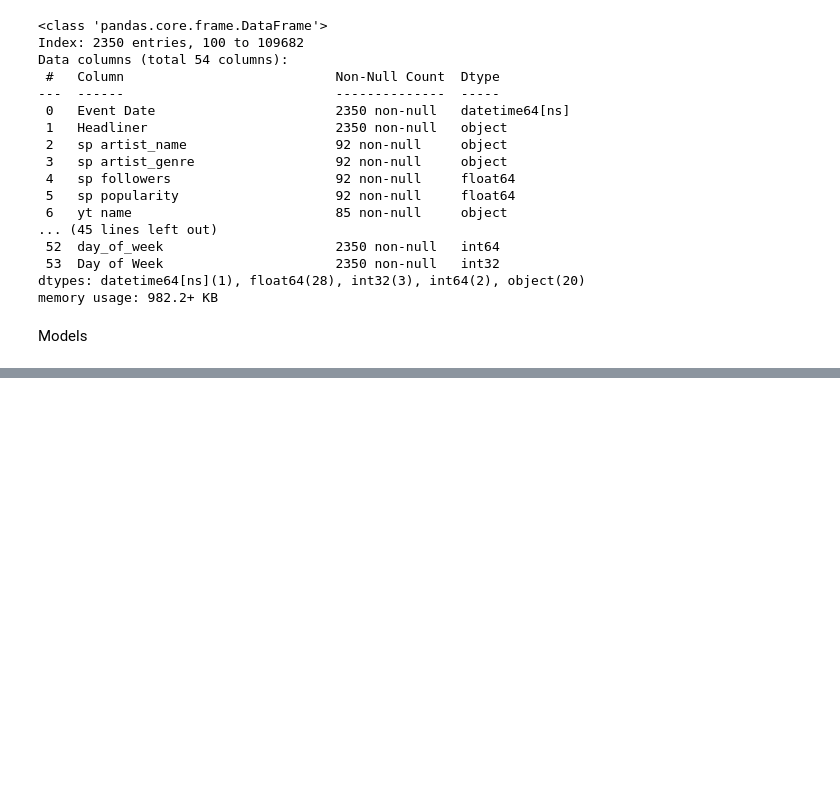
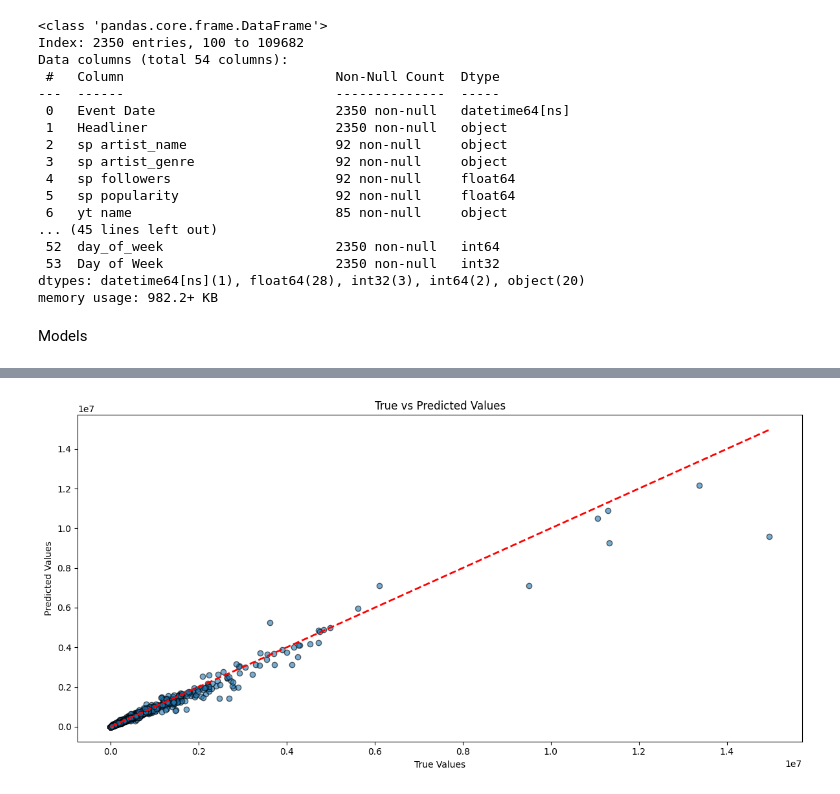
Before and after one commit to dan-s8/ARound, a Jupyter notebook: Model Building/MultiArtist/allgenre_Haolin_model.ipynb, the cells around one changed output, grey strips where cells are left out. Saved outputs shown, nothing was run; the diff lists cells and outputs as text; code cells hidden in the pictures; blank space fills up the shorter version.

```diff
--- a/Model Building/MultiArtist/allgenre_Haolin_model.ipynb
+++ b/Model Building/MultiArtist/allgenre_Haolin_model.ipynb
@@ -328,0 +323,19 @@ importance_df
+# %%
+y_true = np.log(data[target] + 1)
+y_pred = pipeline.predict(data[features])
+
+y_true_orig = np.exp(y_true) - 1
+y_pred_orig = np.exp(y_pred) - 1
+
+# Plot
+plt.figure(figsize=(12, 6))
+plt.scatter(y_true_orig, y_pred_orig, alpha=0.6, edgecolors='k')
+plt.plot([y_true_orig.min(), y_true_orig.max()],
+         [y_true_orig.min(), y_true_orig.max()], 'r--', linewidth=2)
+plt.title('True vs Predicted Values')
+plt.xlabel('True Values')
+plt.ylabel('Predicted Values')
+plt.tight_layout()
+plt.show()
+# %% [output]
+[figure, added]
```
Also changed, not shown: parts of 11 cells of this notebook.
